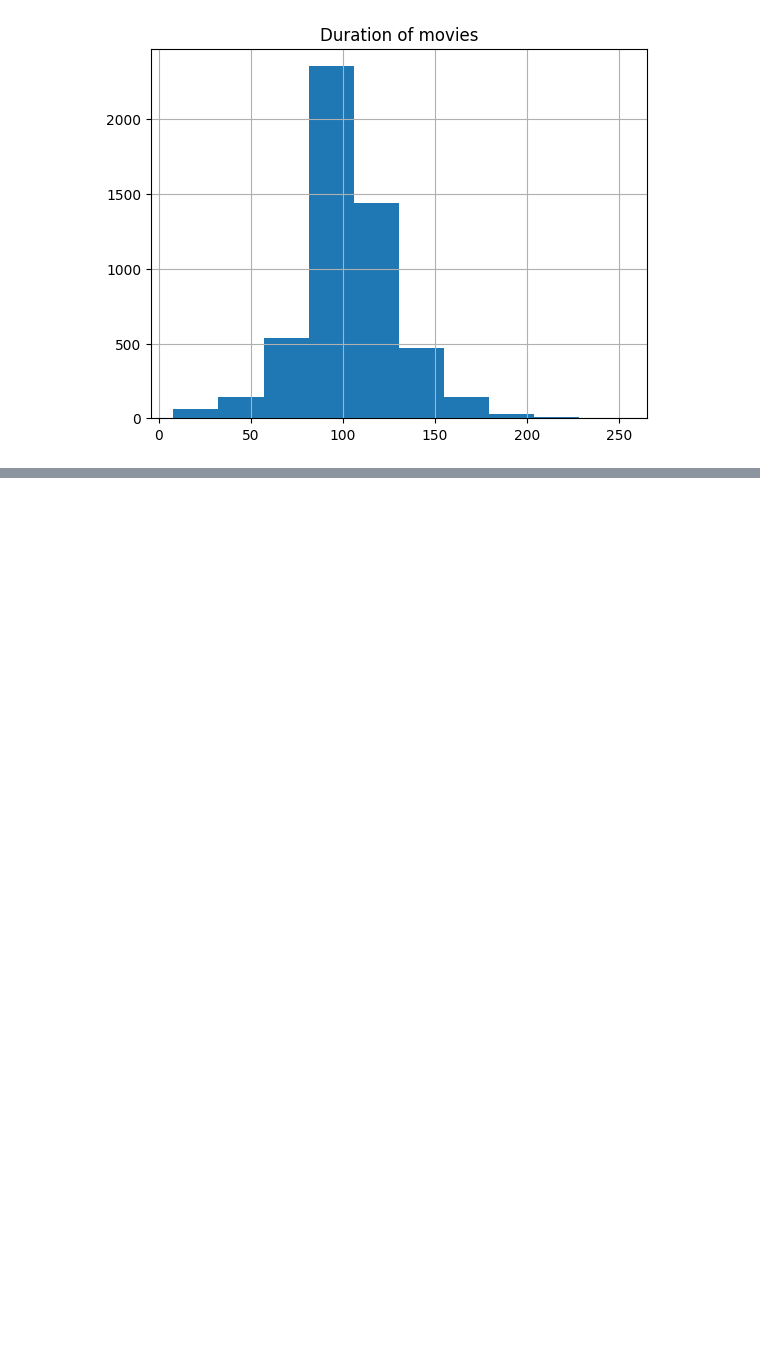
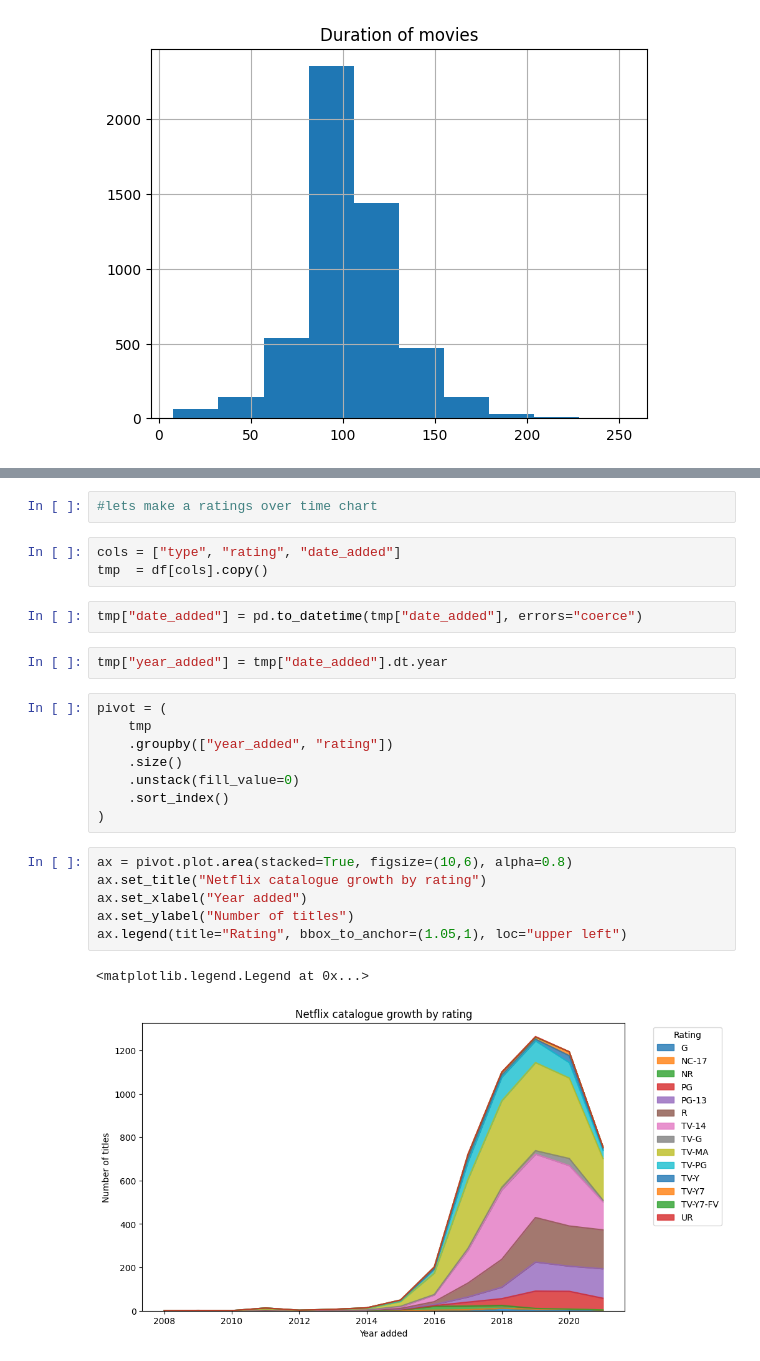
Before and after one commit to gregloos/netflix-eda, a Jupyter notebook: EDA_netflix.ipynb, the cells around one changed output, grey strips where cells are left out. Drawn from its saved outputs; the diff is of its cells as text; blank space fills up the shorter version.

```diff
--- a/EDA_netflix.ipynb
+++ b/EDA_netflix.ipynb
@@ -216,0 +280,26 @@ Text(0.5, 1.0, 'Duration of movies')
+# %%
+#lets make a ratings over time chart
+# %%
+cols = ["type", "rating", "date_added"]
+tmp  = df[cols].copy()
+# %%
+tmp["date_added"] = pd.to_datetime(tmp["date_added"], errors="coerce")
+# %%
+tmp["year_added"] = tmp["date_added"].dt.year
+# %%
+pivot = (
+    tmp
+    .groupby(["year_added", "rating"])
+    .size()
+    .unstack(fill_value=0)
+    .sort_index()
+)
+# %%
+ax = pivot.plot.area(stacked=True, figsize=(10,6), alpha=0.8)
+ax.set_title("Netflix catalogue growth by rating")
+ax.set_xlabel("Year added")
+ax.set_ylabel("Number of titles")
+ax.legend(title="Rating", bbox_to_anchor=(1.05,1), loc="upper left")
+# %% [output]
+<matplotlib.legend.Legend at 0x...>
+[figure, added]
```
Also changed, not shown: parts of 9 cells of this notebook.
